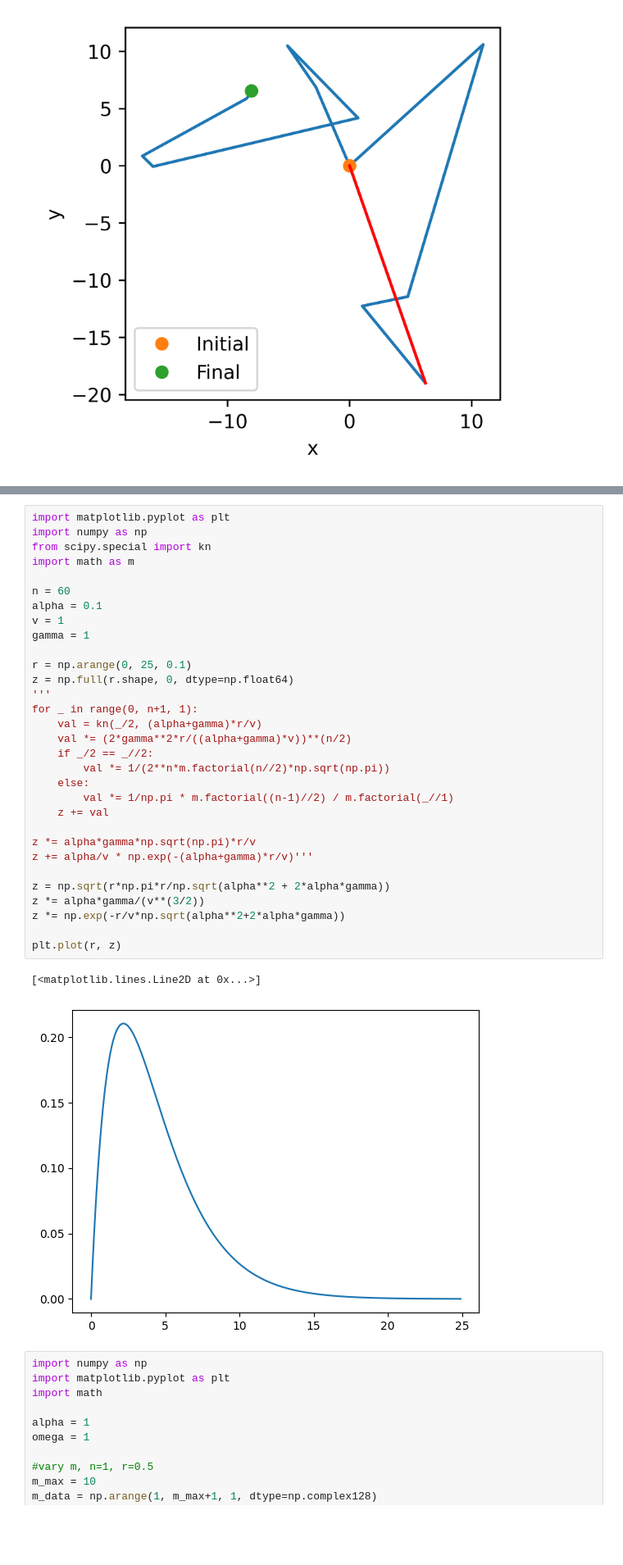
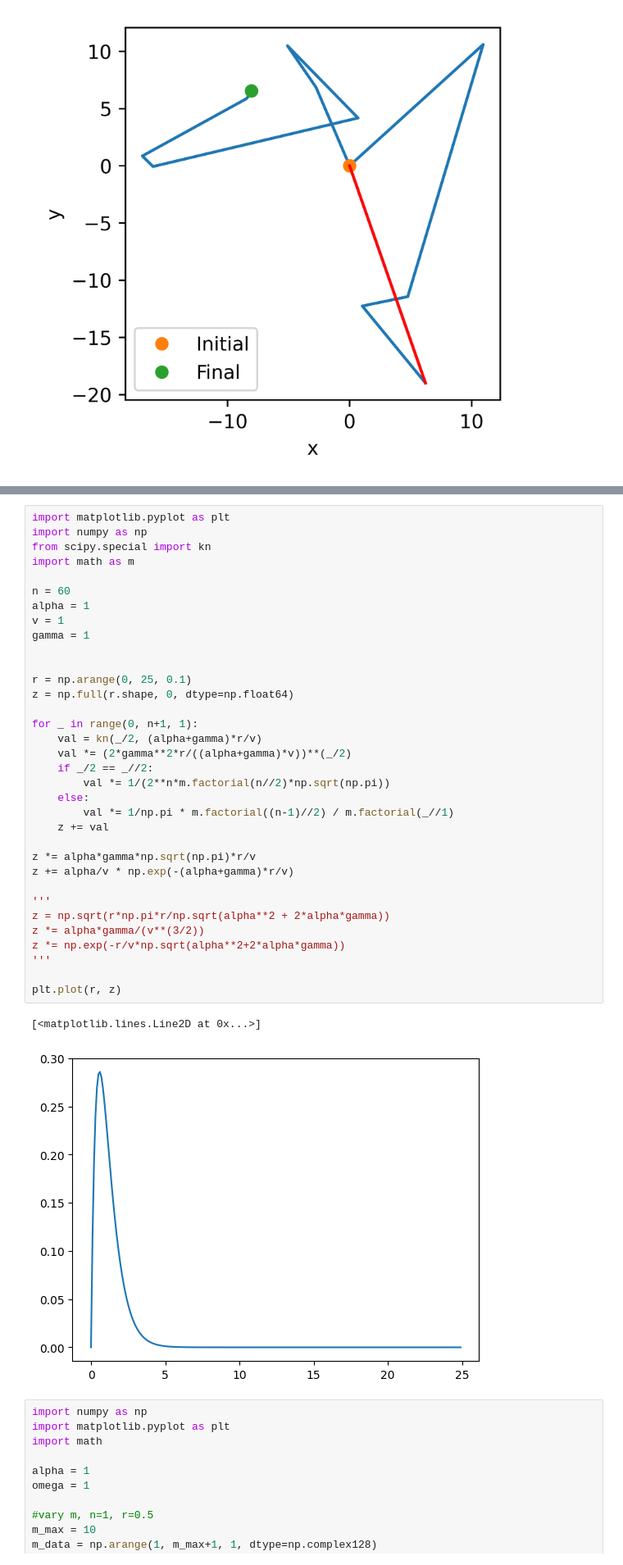
Before and after one commit to John-Zou-IC/M2R_Stochastic_Resetting, a Jupyter notebook: figures.ipynb, the cells around one changed output, grey strips where cells are left out. Shown at 82% size. Drawn from its saved outputs; the diff is of its cells as text; blank space fills up the shorter version.

Commit message:
need others to look at figure

```diff
--- a/figures.ipynb
+++ b/figures.ipynb
@@ -291,37 +288,40 @@ plt.ylim([-20, 20])
 # %%
 import matplotlib.pyplot as plt
 import numpy as np
 from scipy.special import kn
 import math as m
 
 n = 60
-alpha = 0.1
+alpha = 1
 v = 1
 gamma = 1
 
+
 r = np.arange(0, 25, 0.1)
 z = np.full(r.shape, 0, dtype=np.float64)
-'''
+
 for _ in range(0, n+1, 1):
     val = kn(_/2, (alpha+gamma)*r/v)
-    val *= (2*gamma**2*r/((alpha+gamma)*v))**(n/2)
+    val *= (2*gamma**2*r/((alpha+gamma)*v))**(_/2)
     if _/2 == _//2:
         val *= 1/(2**n*m.factorial(n//2)*np.sqrt(np.pi))
     else:
         val *= 1/np.pi * m.factorial((n-1)//2) / m.factorial(_//1)
     z += val
 
 z *= alpha*gamma*np.sqrt(np.pi)*r/v
-z += alpha/v * np.exp(-(alpha+gamma)*r/v)'''
+z += alpha/v * np.exp(-(alpha+gamma)*r/v)
 
+'''
 z = np.sqrt(r*np.pi*r/np.sqrt(alpha**2 + 2*alpha*gamma))
 z *= alpha*gamma/(v**(3/2))
 z *= np.exp(-r/v*np.sqrt(alpha**2+2*alpha*gamma))
+'''
 
 plt.plot(r, z)
 # %% [output]
 [<matplotlib.lines.Line2D at 0x...>]
-[figure, old version]
+[figure, new version]
 # %%
 import numpy as np
 import matplotlib.pyplot as plt
```
Also changed, not shown: parts of 1 cell of this notebook.
